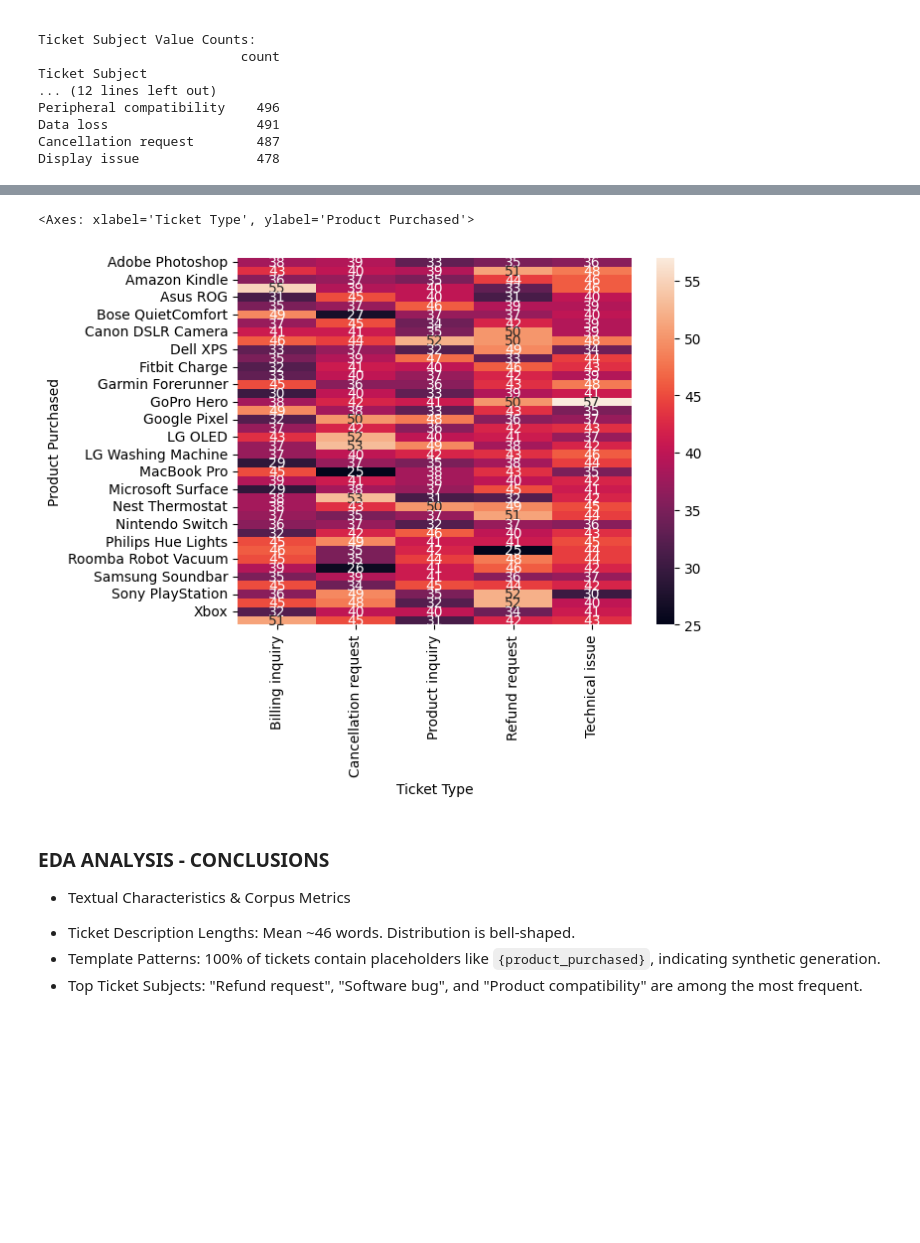
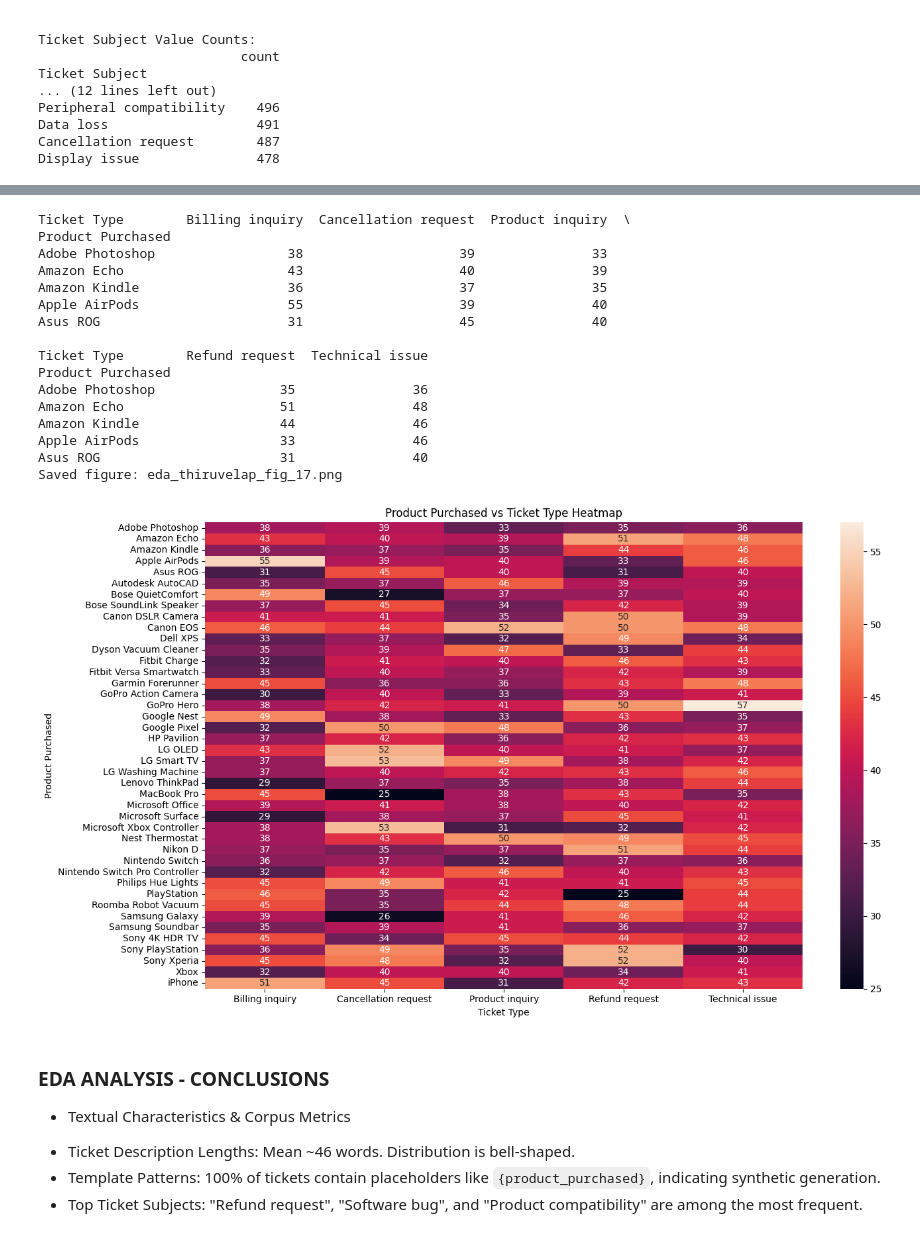
Before and after one commit to Thiruvel-AP/TextAnalytics, a Jupyter notebook: notebooks/01_eda/EDA-ThiruvelAP.ipynb, the cells around one changed output, grey strips where cells are left out. Saved outputs shown, nothing was run; the diff lists cells and outputs as text; code cells hidden in the pictures; blank space fills up the shorter version.

```diff
--- a/notebooks/01_eda/EDA-ThiruvelAP.ipynb
+++ b/notebooks/01_eda/EDA-ThiruvelAP.ipynb
@@ -79,3 +89,13 @@ from collections import Counter
 from nltk.stem import WordNetLemmatizer
 from nltk.util import ngrams
 from gensim.parsing.preprocessing import STOPWORDS
+
+# Setup directories for saving outputs - use same method as cell 1 for consistency
+root_path = os.path.abspath(os.path.join(os.getcwd(), '..', '..'))
+reports_dir = os.path.join(os.path.dirname(os.path.abspath('__file__')), 'reports')
+figures_dir = os.path.join(reports_dir, 'figures')
+tables_dir = os.path.join(reports_dir, 'tables')
+os.makedirs(figures_dir, exist_ok=True)
+os.makedirs(tables_dir, exist_ok=True)
+print(f"Figures will be saved to: {figures_dir}")
+print(f"Tables will be saved to: {tables_dir}")
@@ -377,11 +451,40 @@ sns.heatmap(pd.crosstab(df['Ticket Type'], df['Ticket Priority']), annot=True, f
 # %%
 # Cross map relationship between the ticket type and product purchased
-pd.crosstab(df['Product Purchased'], df['Ticket Type'])
+ct_product = pd.crosstab(df['Product Purchased'], df['Ticket Type'])
+print(ct_product.head())
+
 # heatmap of the relationship
-sns.heatmap(pd.crosstab(df['Product Purchased'], df['Ticket Type']), annot=True, fmt='d')
+plt.figure(figsize=(14, 8))
+sns.heatmap(ct_product, annot=True, fmt='d')
+plt.title('Product Purchased vs Ticket Type Heatmap')
+plt.tight_layout()
+plt.savefig(os.path.join(figures_dir, 'eda_thiruvelap_product_tickettype_heatmap.png'), dpi=300, bbox_inches='tight')
+
+# Save figure
+if not os.path.exists(figures_dir):
+    os.makedirs(figures_dir, exist_ok=True)
+plt.savefig(os.path.join(figures_dir, 'eda_thiruvelap_fig_17.png'), dpi=300, bbox_inches='tight')
+print(f"Saved figure: eda_thiruvelap_fig_17.png")
+
+plt.show()
 # %% [output]
-<Axes: xlabel='Ticket Type', ylabel='Product Purchased'>
+Ticket Type        Billing inquiry  Cancellation request  Product inquiry  \
+Product Purchased
+Adobe Photoshop                 38                    39               33
+Amazon Echo                     43                    40               39
+Amazon Kindle                   36                    37               35
+Apple AirPods                   55                    39               40
+Asus ROG                        31                    45               40
+
+Ticket Type        Refund request  Technical issue
+Product Purchased
+Adobe Photoshop                35               36
+Amazon Echo                    51               48
+Amazon Kindle                  44               46
+Apple AirPods                  33               46
+Asus ROG                       31               40
+Saved figure: eda_thiruvelap_fig_17.png
-[figure, old version]
+[figure, new version]
 # %% [markdown]
 ### EDA ANALYSIS - CONCLUSIONS
 
```
Also changed, not shown: parts of 11 cells of this notebook, 13 other files.
